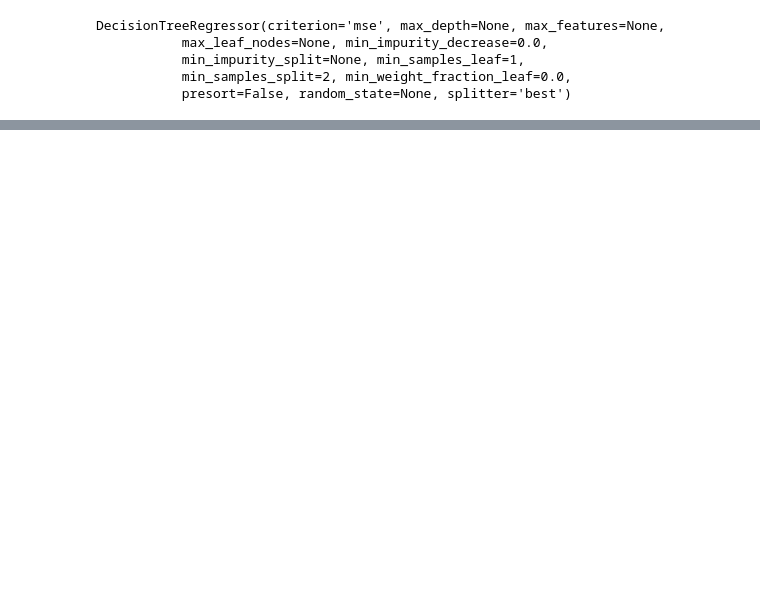
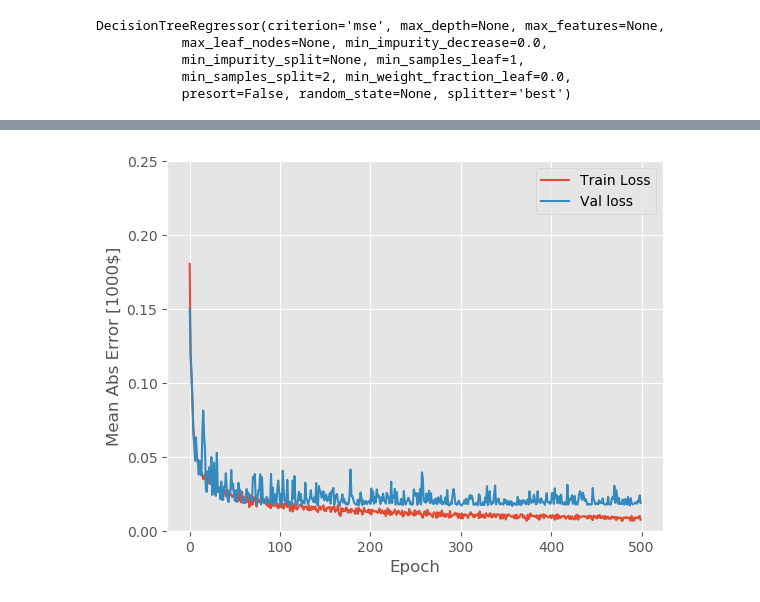
Before and after one commit to comp526/Final-Project, a Jupyter notebook: NNet2.ipynb, the cells around one changed output, grey strips where cells are left out. Drawn from its saved outputs; the diff is of its cells as text; code cells hidden in the pictures; blank space fills up the shorter version.

```diff
--- a/NNet2.ipynb
+++ b/NNet2.ipynb
@@ -325,0 +458,17 @@ plt.show()
+# %%
+def build_modelLeakyRelu():
+    model = Sequential([
+    Dense(64, activation=leaky_relu,
+                       input_shape=(train.shape[1],)),
+    Dense(64, activation=leaky_relu),
+    Dense(1)
+  ])
+
+    optimizer = tf.train.RMSPropOptimizer(0.001)
+
+    model.compile(loss='mse',
+                optimizer=optimizer,
+                metrics=['mae'])
+    return model
+model = build_model()
+model.summary()
@@ -325,0 +489,12 @@ plt.show()
+# %%
+class PrintDot(Callback):
+    def on_epoch_end(self, epoch, logs):
+        if epoch % 100 == 0: print('')
+        print('.', end='')
+
+EPOCHS = 500
+
+# Store training stats
+history = model.fit(training_set, training_set[LABEL], epochs=EPOCHS,
+                    validation_split=0.2, verbose=0,
+                    callbacks=[PrintDot()])
@@ -325,0 +507,18 @@ plt.show()
+# %%
+import matplotlib.pyplot as plt
+
+
+def plot_history(history):
+    plt.figure()
+    plt.xlabel('Epoch')
+    plt.ylabel('Mean Abs Error [1000$]')
+    plt.plot(history.epoch, np.array(history.history['mean_absolute_error']),
+           label='Train Loss')
+    plt.plot(history.epoch, np.array(history.history['val_mean_absolute_error']),
+           label = 'Val loss')
+    plt.legend()
+    plt.ylim([0, 0.25])
+
+plot_history(history)
+# %% [output]
+[figure, added]
```
Also changed, not shown: parts of 30 cells of this notebook.
